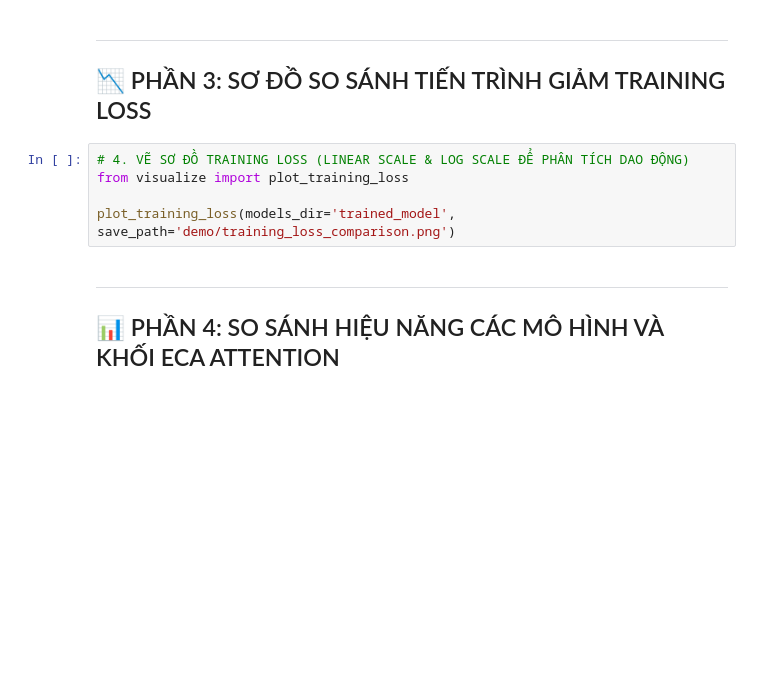
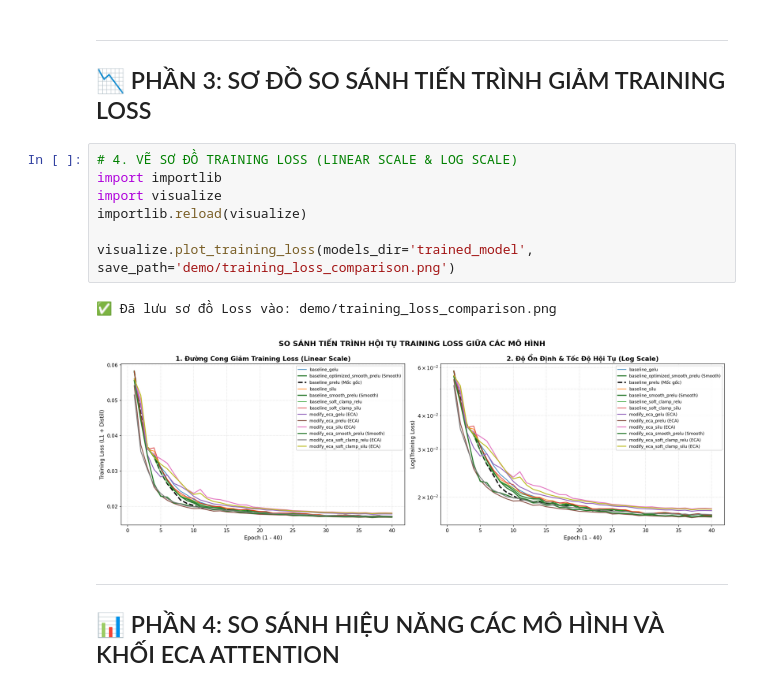
Before and after one commit to NguyenMinhTri24072005/CT282-RIFE, a Jupyter notebook: notebooks/colab/3_Evaluate_and_Plots.ipynb, the cells around one changed output. Saved outputs shown, nothing was run; the diff lists cells and outputs as text; blank space fills up the shorter version.

```diff
--- a/notebooks/colab/3_Evaluate_and_Plots.ipynb
+++ b/notebooks/colab/3_Evaluate_and_Plots.ipynb
@@ -37,10 +69,15 @@ plot_individual_activations(save_path='demo/individual_activations.png')
 ---
 ## 📉 PHẦN 3: SƠ ĐỒ SO SÁNH TIẾN TRÌNH GIẢM TRAINING LOSS
 # %%
-# 4. VẼ SƠ ĐỒ TRAINING LOSS (LINEAR SCALE & LOG SCALE ĐỂ PHÂN TÍCH DAO ĐỘNG)
-from visualize import plot_training_loss
+# 4. VẼ SƠ ĐỒ TRAINING LOSS (LINEAR SCALE & LOG SCALE)
+import importlib
+import visualize
+importlib.reload(visualize)
 
-plot_training_loss(models_dir='trained_model', save_path='demo/training_loss_comparison.png')
+visualize.plot_training_loss(models_dir='trained_model', save_path='demo/training_loss_comparison.png')
+# %% [output]
+✅ Đã lưu sơ đồ Loss vào: demo/training_loss_comparison.png
+[figure, added]
 # %% [markdown]
 ---
 ## 📊 PHẦN 4: SO SÁNH HIỆU NĂNG CÁC MÔ HÌNH VÀ KHỐI ECA ATTENTION
```
Also changed, not shown: parts of 6 cells of this notebook, 27 other files.
